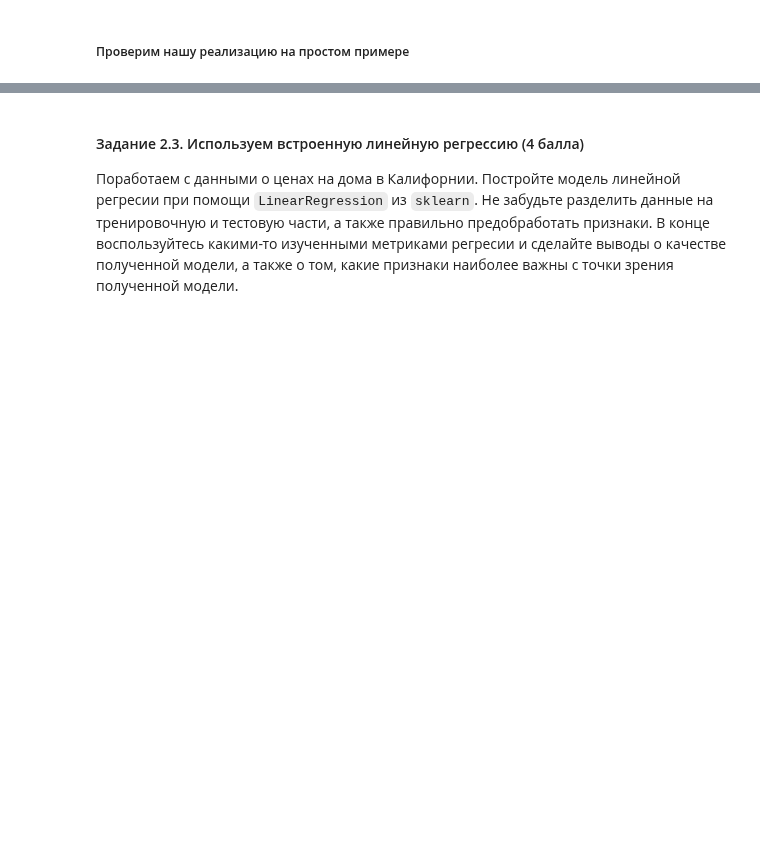
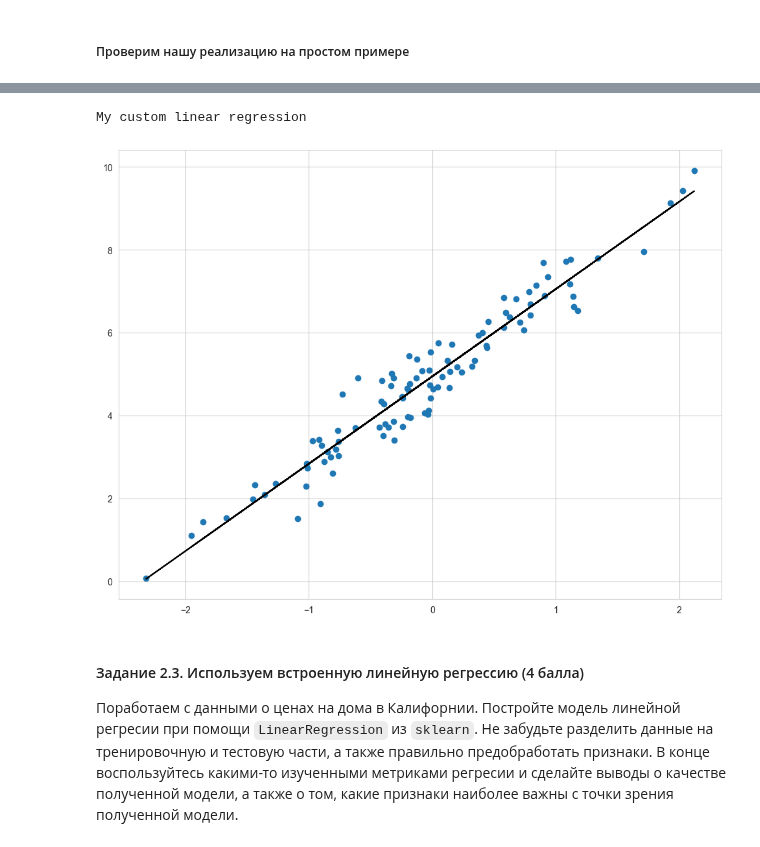
Before and after one commit to EkaterinShitik/BI_ML_2024, a Jupyter notebook: hw2_lr/code/Linear_models.ipynb, the cells around one changed output, grey strips where cells are left out. Drawn from its saved outputs; the diff is of its cells as text; code cells hidden in the pictures; blank space fills up the shorter version.

```diff
--- a/hw2_lr/code/Linear_models.ipynb
+++ b/hw2_lr/code/Linear_models.ipynb
@@ -194,7 +199,11 @@ def mse(y_true, y_pred):
     YOUR CODE IS HERE
     """
 
-    pass
+    total_number = y_true.shape[0]
+    # Безматричный вариант
+    # mse = np.sum((y_true - y_pred)**2) / total_number
+    mse = ((y_true - y_pred).transpose() @ (y_true - y_pred)) / total_number  # Список в списке
+    return mse
 
 
 def mse_grad(y_true, y_pred, X):
@@ -213,7 +222,9 @@ def mse_grad(y_true, y_pred, X):
     YOUR CODE IS HERE
     """
 
-    pass
+    total_number = y_true.shape[0]
+    grad_mse = 2 * (X.transpose() @ (y_pred - y_true)) / total_number
+    return grad_mse
 
 
 class MSELoss:
@@ -372,7 +383,9 @@ class CustomLinearRegression(BaseLinearModel):
         """
         YOUR CODE IS HERE
         """
-        pass
+
+        prediction = X_test @ self.W
+        return prediction
 
 
     def __repr__(self):
@@ -388,9 +403,13 @@ plt.scatter(X, y);
 custom_lin_reg = CustomLinearRegression()
 # %%
 custom_lin_reg.fit(X, y)
+# %% [output]
+My custom linear regression
 # %%
 plt.scatter(X, y)
-plt.plot(X, custom_lin_reg.predict(X));
+plt.plot(X, custom_lin_reg.predict(X), color='black');
+# %% [output]
+[figure, added]
 # %% [markdown]
 #### Задание 2.3. Используем встроенную линейную регрессию (4 балла)
 
```
Also changed, not shown: parts of 32 cells of this notebook.
